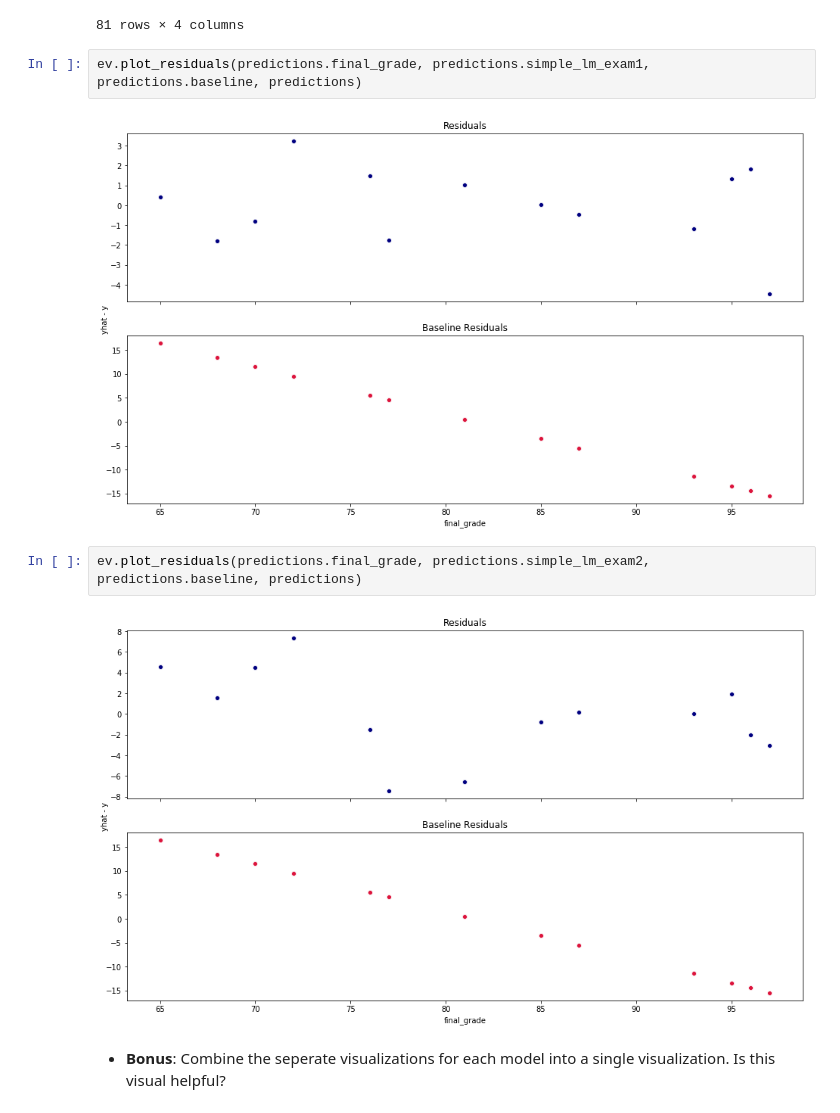
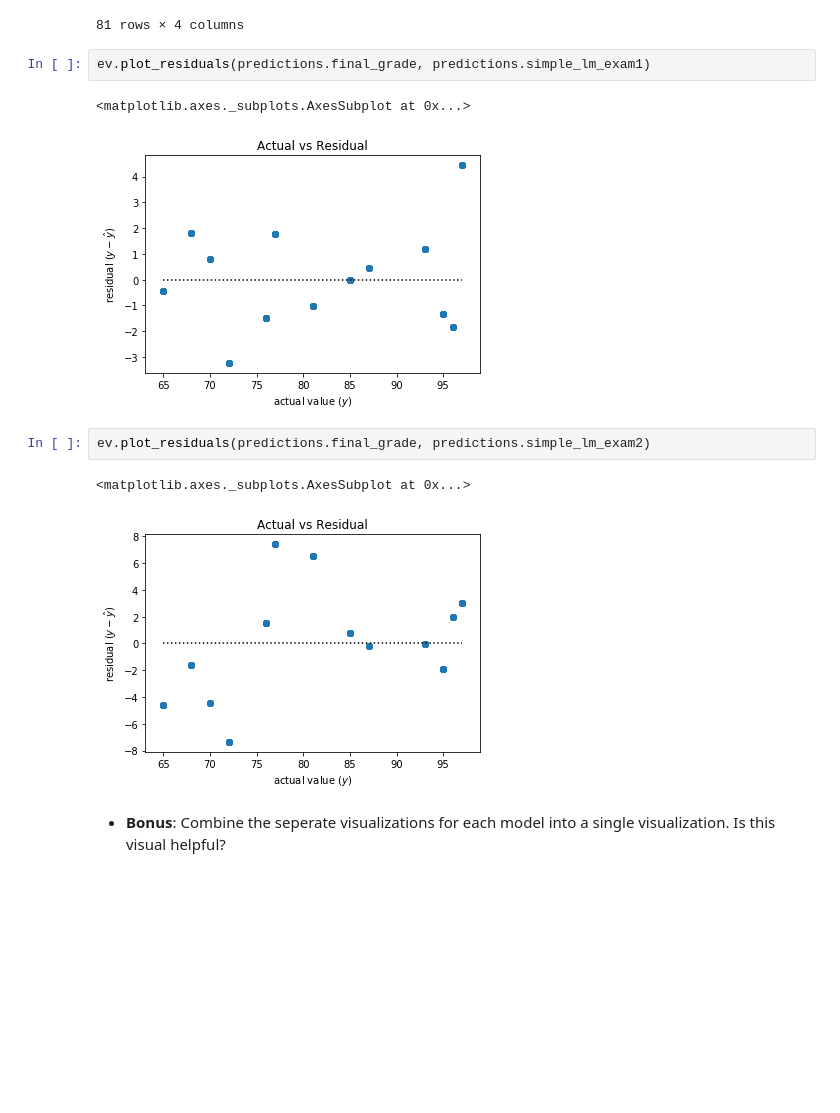
Before and after one commit to aleclhartman/ds-methodologies-exercises, a Jupyter notebook: regression/model.ipynb, the cells around one changed output. Drawn from its saved outputs; the diff is of its cells as text; blank space fills up the shorter version.

```diff
--- a/regression/model.ipynb
+++ b/regression/model.ipynb
@@ -190,13 +196,15 @@ predictions
 | 87 | 70 | 69.203397 | 74.471250 | 81.518519 |
 81 rows × 4 columns
 # %%
-ev.plot_residuals(predictions.final_grade, predictions.simple_lm_exam1, predictions.baseline, predictions)
+ev.plot_residuals(predictions.final_grade, predictions.simple_lm_exam1)
 # %% [output]
+<matplotlib.axes._subplots.AxesSubplot at 0x...>
-[figure, old version]
+[figure, new version]
 # %%
-ev.plot_residuals(predictions.final_grade, predictions.simple_lm_exam2, predictions.baseline, predictions)
+ev.plot_residuals(predictions.final_grade, predictions.simple_lm_exam2)
 # %% [output]
+<matplotlib.axes._subplots.AxesSubplot at 0x...>
-[figure, old version]
+[figure, new version]
 # %% [markdown]
 - **Bonus**: Combine the seperate visualizations for each model into a single visualization. Is this visual helpful?
 # %% [markdown]
```
Also changed, not shown: parts of 17 cells of this notebook, 1 other file.
